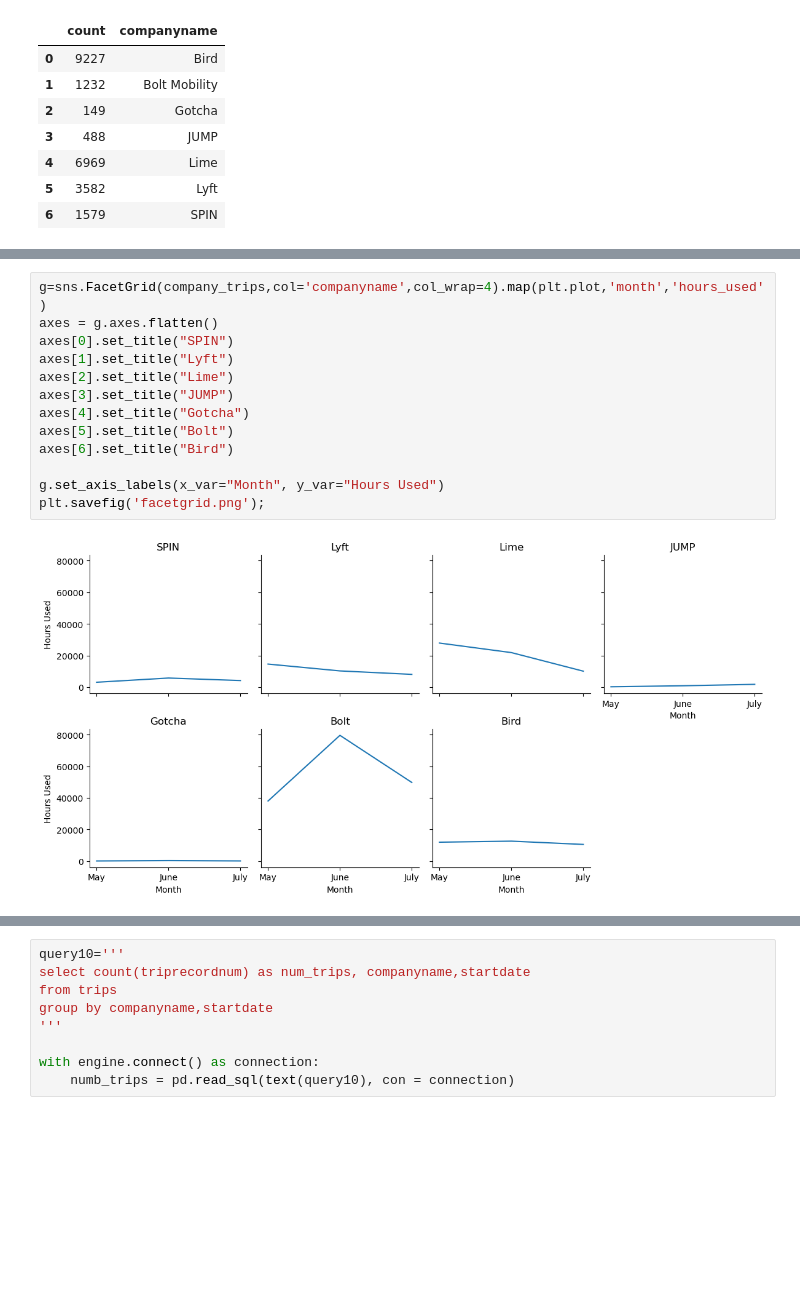
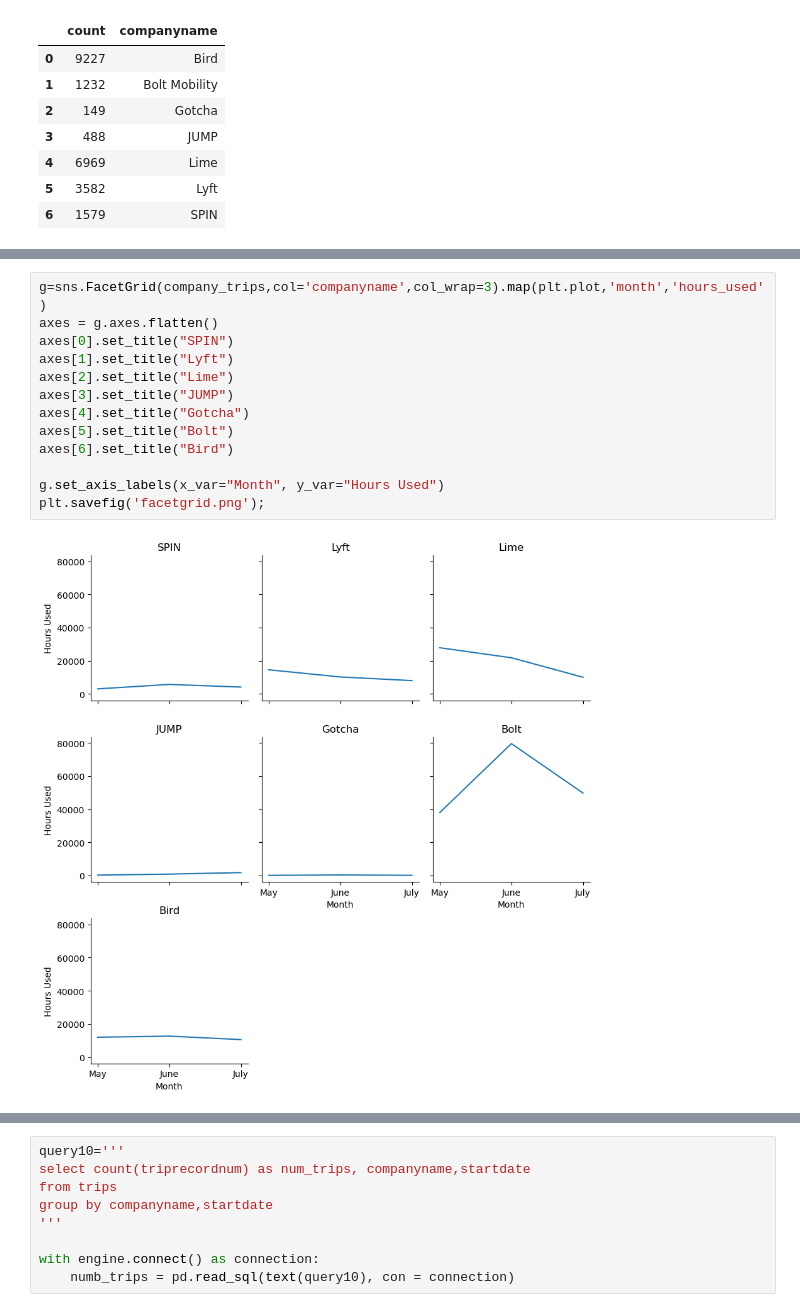
Before and after one commit to NSS-Data-Analytics-Cohort-10/scooters-group-6, a Jupyter notebook: notebook/scooters.ipynb, the cells around one changed output, grey strips where cells are left out. Cells and saved outputs as stored; diff of their text form; blank space fills up the shorter version.

```diff
--- a/notebook/scooters.ipynb
+++ b/notebook/scooters.ipynb
@@ -209,16 +218,16 @@ plt.savefig('newtripsbymonth.png')
 # %%
-g=sns.FacetGrid(company_trips,col='companyname',col_wrap=4).map(plt.plot,'month','hours_used')
+g=sns.FacetGrid(company_trips,col='companyname',col_wrap=3).map(plt.plot,'month','hours_used')
 axes = g.axes.flatten()
 axes[0].set_title("SPIN")
 axes[1].set_title("Lyft")
 axes[2].set_title("Lime")
 axes[3].set_title("JUMP")
 axes[4].set_title("Gotcha")
 axes[5].set_title("Bolt")
 axes[6].set_title("Bird")
 
 g.set_axis_labels(x_var="Month", y_var="Hours Used")
 plt.savefig('facetgrid.png');
 # %% [output]
-[figure, old version]
+[figure, new version]
 # %%
```
Also changed, not shown: parts of 21 cells of this notebook.
